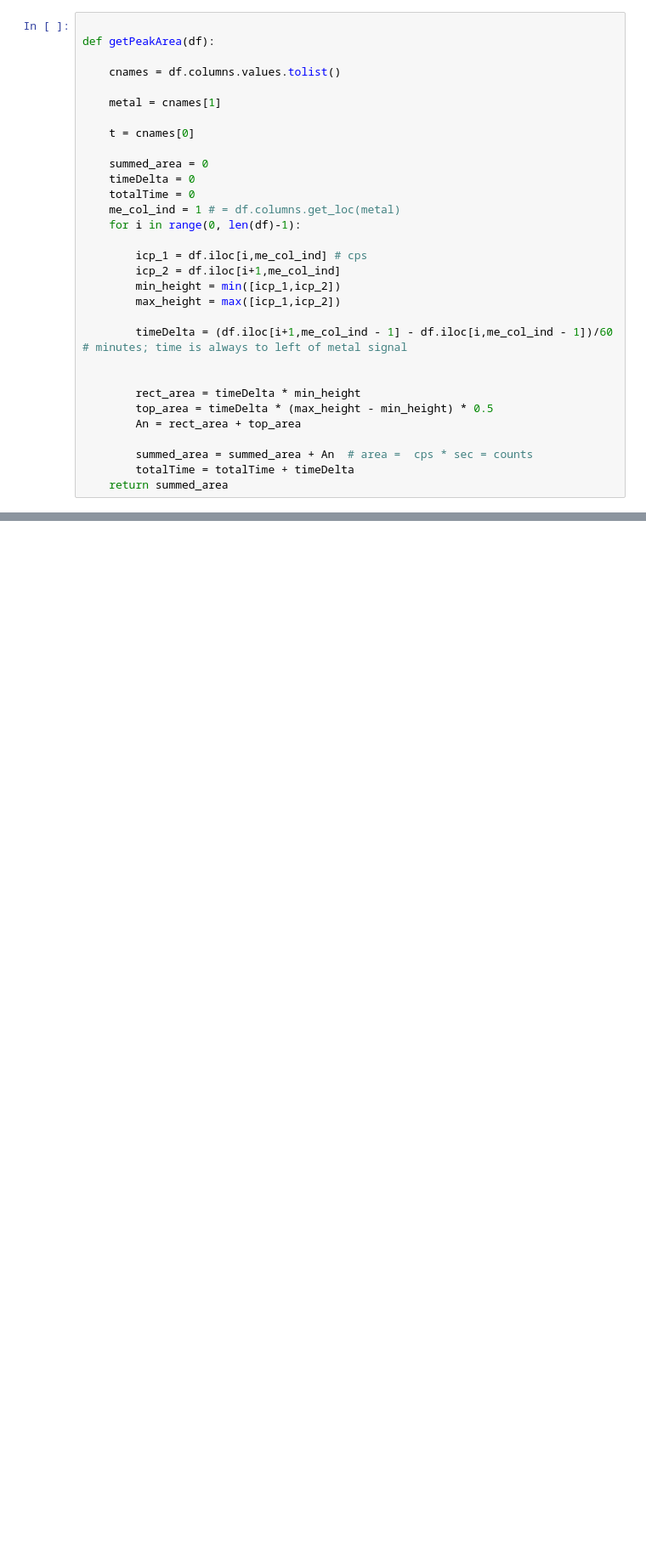
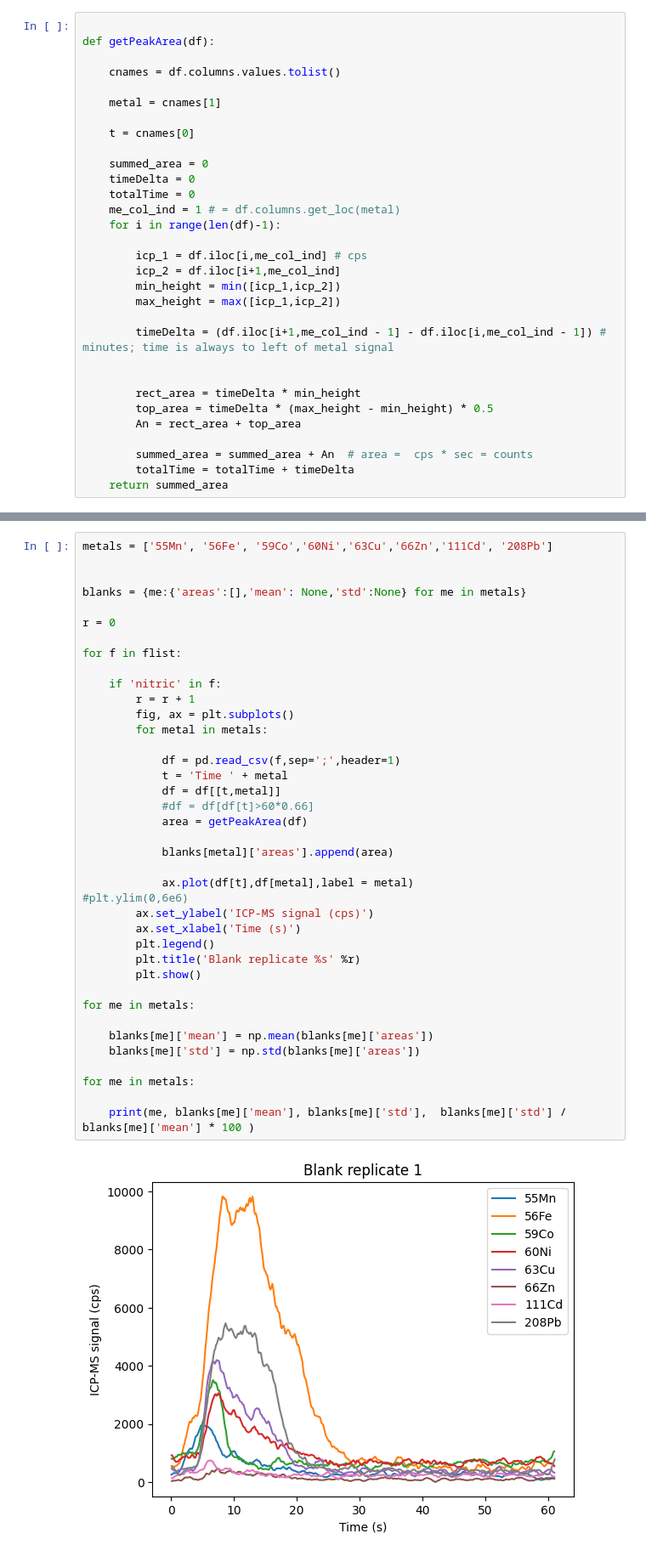
Before and after one commit to rboiteau/CoreMS, a Jupyter notebook: LOD-LCICPMS.ipynb, the cells around one changed output, grey strips where cells are left out. Shown at 85% size. Cells and saved outputs as stored; diff of their text form; blank space fills up the shorter version.

```diff
--- a/LOD-LCICPMS.ipynb
+++ b/LOD-LCICPMS.ipynb
@@ -46,14 +50,14 @@ def getPeakArea(df):
     timeDelta = 0
     totalTime = 0
     me_col_ind = 1 # = df.columns.get_loc(metal)
-    for i in range(0, len(df)-1):
+    for i in range(len(df)-1):
 
         icp_1 = df.iloc[i,me_col_ind] # cps
         icp_2 = df.iloc[i+1,me_col_ind]
         min_height = min([icp_1,icp_2])
         max_height = max([icp_1,icp_2])
 
-        timeDelta = (df.iloc[i+1,me_col_ind - 1] - df.iloc[i,me_col_ind - 1])/60 # minutes; time is always to left of metal signal
+        timeDelta = (df.iloc[i+1,me_col_ind - 1] - df.iloc[i,me_col_ind - 1]) # minutes; time is always to left of metal signal
 
 
         rect_area = timeDelta * min_height
@@ -65,0 +151,41 @@ def getPeakArea(df):
+# %%
+metals = ['55Mn', '56Fe', '59Co','60Ni','63Cu','66Zn','111Cd', '208Pb']
+
+
+blanks = {me:{'areas':[],'mean': None,'std':None} for me in metals}
+
+r = 0
+
+for f in flist:
+
+    if 'nitric' in f:
+        r = r + 1
+        fig, ax = plt.subplots()
+        for metal in metals:
+
+            df = pd.read_csv(f,sep=';',header=1)
+            t = 'Time ' + metal
+            df = df[[t,metal]]
+            #df = df[df[t]>60*0.66]
+            area = getPeakArea(df)
+
+            blanks[metal]['areas'].append(area)
+
+            ax.plot(df[t],df[metal],label = metal)
+#plt.ylim(0,6e6)
+        ax.set_ylabel('ICP-MS signal (cps)')
+        ax.set_xlabel('Time (s)')
+        plt.legend()
+        plt.title('Blank replicate %s' %r)
+        plt.show()
+
+for me in metals:
+
+    blanks[me]['mean'] = np.mean(blanks[me]['areas'])
+    blanks[me]['std'] = np.std(blanks[me]['areas'])
+
+for me in metals:
+
+    print(me, blanks[me]['mean'], blanks[me]['std'],  blanks[me]['std'] /  blanks[me]['mean'] * 100 )
+# %% [output]
+[figure, added]
```
Also changed, not shown: parts of 13 cells of this notebook, 2 other files.
